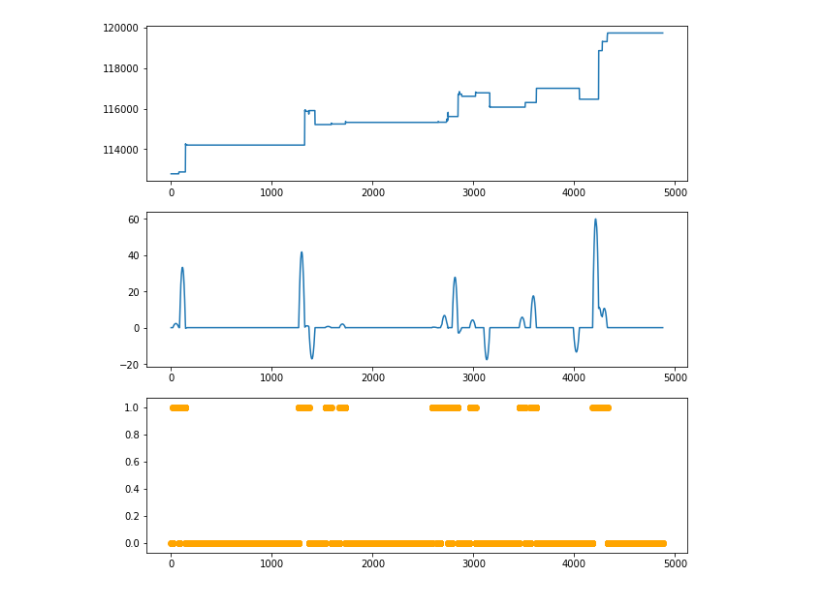
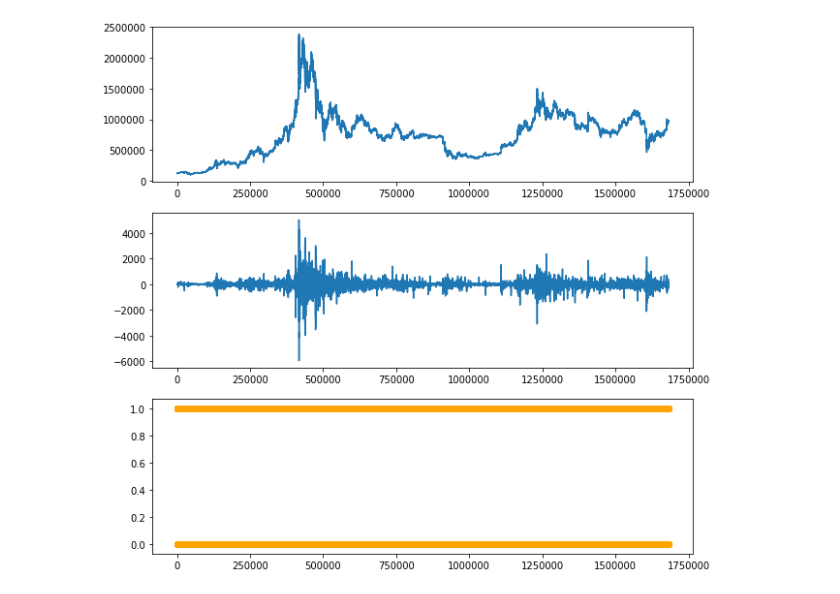
Before and after one commit to awesomest/mytrader, a Jupyter notebook: create_data.ipynb, the cells around one changed output. Drawn from its saved outputs; the diff is of its cells as text; code cells hidden in the pictures.

```diff
--- a/create_data.ipynb
+++ b/create_data.ipynb
@@ -22,10 +22,10 @@ def main():
 
 
     csv = pd.read_csv("datasets/candlestick2.csv")
-    csv = csv[:5000]
+    #csv = csv[:5000]
     b = dataset.BitcoinDataset()
     b.set_dataset(csv)
-    b.data.to_csv("datasets/train_test.csv", index=False)
+    b.data.to_csv("datasets/train_v5.csv", index=False)
     plot(b.data)
 
 
@@ -38 +38 @@ start: 2020/05/05 10:47:39
-[figure, old version]
+[figure, new version]
```
Also changed, not shown: parts of 1 cell of this notebook, 6 other files.
